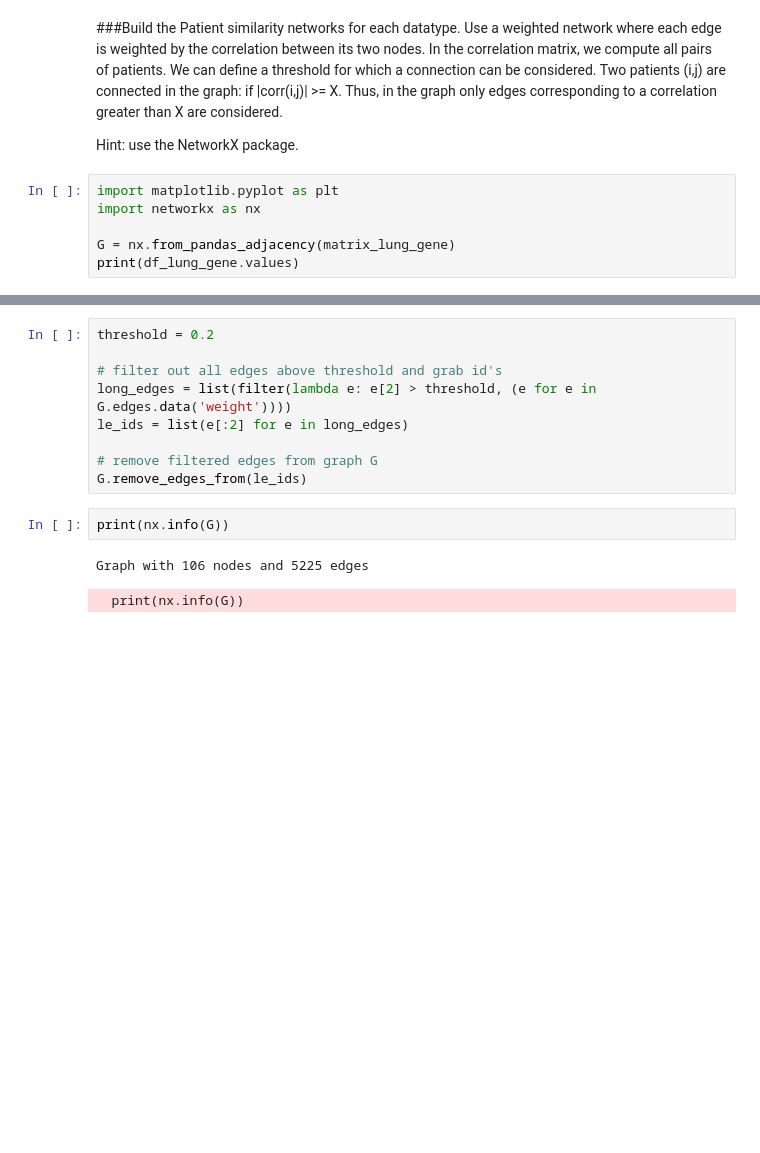
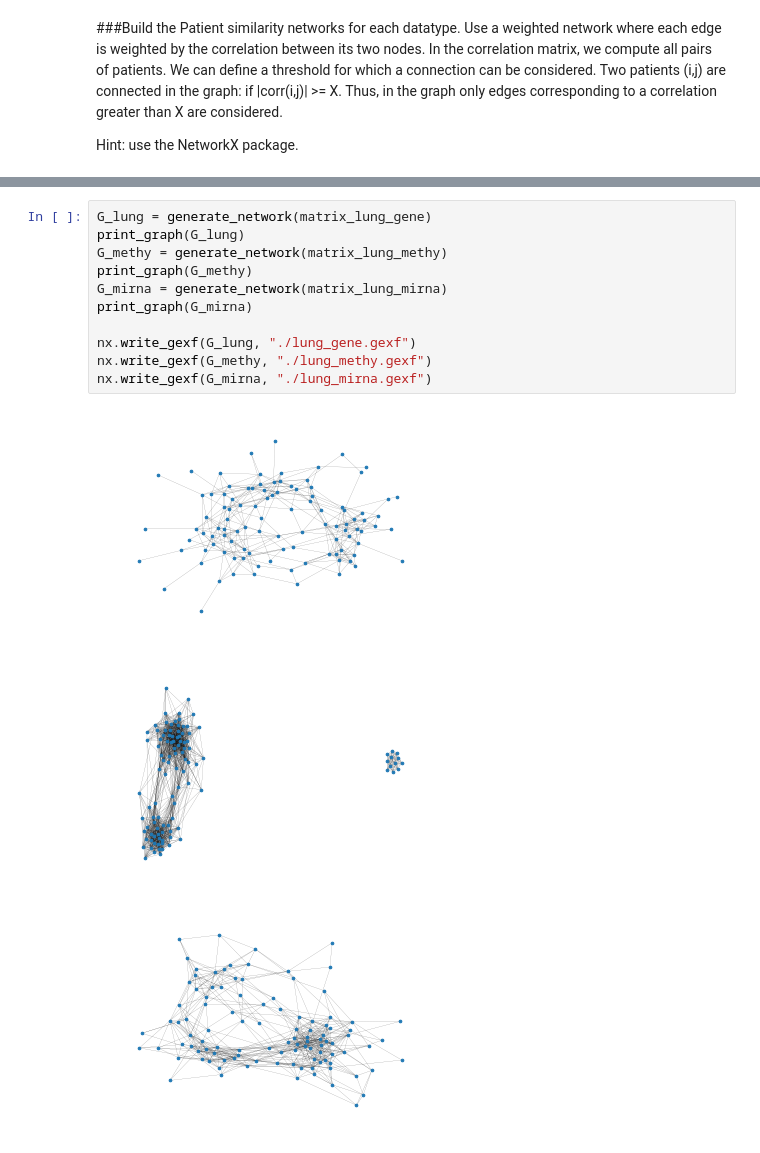
Before and after one commit to luistrinta/lung_networks, a Jupyter notebook: lung_networks.ipynb, the cells around one changed output, grey strips where cells are left out. Drawn from its saved outputs; the diff is of its cells as text; blank space fills up the shorter version.

Commit message:
redes gene methy e mirna com threshold=0.2

```diff
--- a/lung_networks.ipynb
+++ b/lung_networks.ipynb
@@ -62,9 +62,3 @@ _ = sns.heatmap(matrix_lung_mirna, center=0,
 ###Build the Patient similarity networks for each datatype. Use a weighted network where each edge is weighted by the correlation between its two nodes. In the correlation matrix, we compute all pairs of patients. We can define a threshold for which a connection can be considered. Two patients (i,j) are connected in the graph: if |corr(i,j)| >= X. Thus, in the graph only edges corresponding to a correlation greater than X are considered.
 
 Hint: use the NetworkX package.
-# %%
-import matplotlib.pyplot as plt
-import networkx as nx
-
-G = nx.from_pandas_adjacency(matrix_lung_gene)
-print(df_lung_gene.values)
@@ -104,14 +94,15 @@ plt.show()
-# %%
-threshold = 0.2
-
-# filter out all edges above threshold and grab id's
-long_edges = list(filter(lambda e: e[2] > threshold, (e for e in G.edges.data('weight'))))
-le_ids = list(e[:2] for e in long_edges)
-
-# remove filtered edges from graph G
-G.remove_edges_from(le_ids)
-# %%
-print(nx.info(G))
-# %% [output]
-Graph with 106 nodes and 5225 edges
-  print(nx.info(G))
+# %%
+G_lung = generate_network(matrix_lung_gene)
+print_graph(G_lung)
+G_methy = generate_network(matrix_lung_methy)
+print_graph(G_methy)
+G_mirna = generate_network(matrix_lung_mirna)
+print_graph(G_mirna)
+
+nx.write_gexf(G_lung, "./lung_gene.gexf")
+nx.write_gexf(G_methy, "./lung_methy.gexf")
+nx.write_gexf(G_mirna, "./lung_mirna.gexf")
+# %% [output]
+[figure, added]
+[figure, added]
+[figure, added]
```
Also changed, not shown: parts of 7 cells of this notebook, 4 other files.
